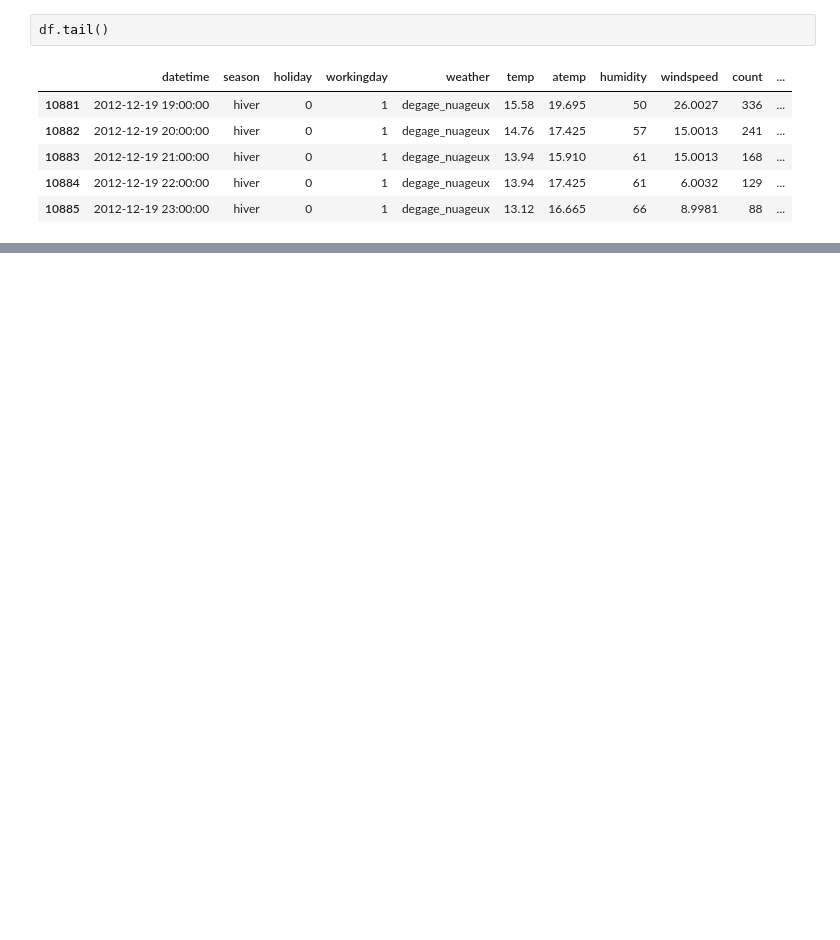
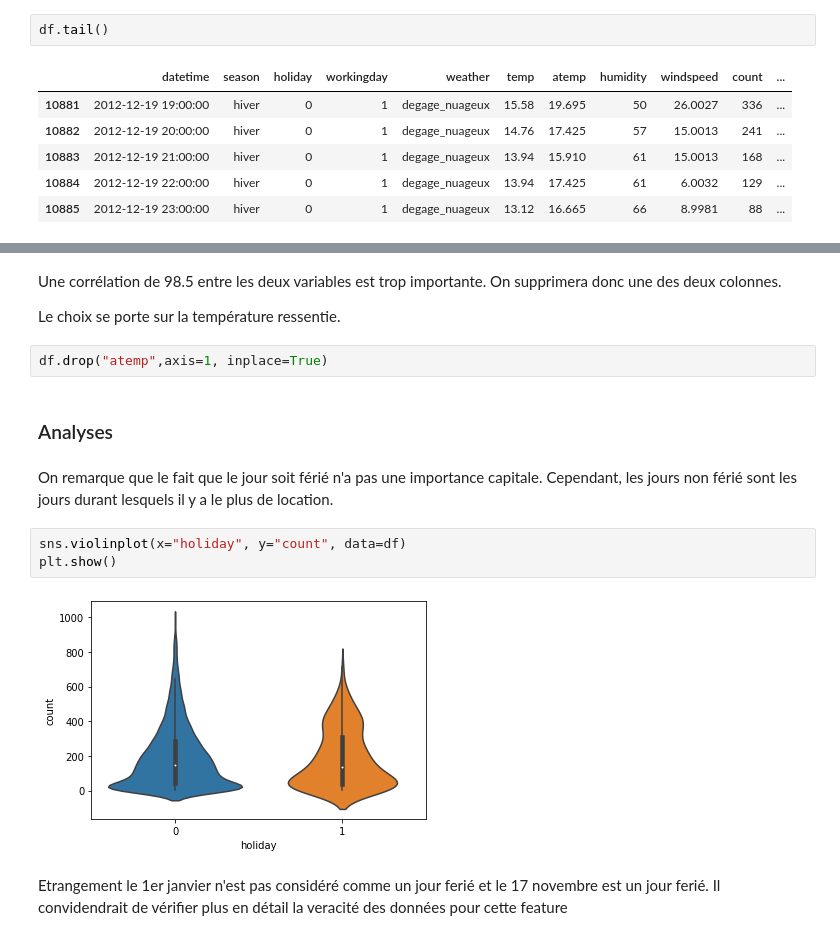
Before and after one commit to uazech/data-mining-velo, a Jupyter notebook: script/projet_velo_sujet.ipynb, the cells around one changed output, grey strips where cells are left out. Saved outputs shown, nothing was run; the diff lists cells and outputs as text; blank space fills up the shorter version.

```diff
--- a/script/projet_velo_sujet.ipynb
+++ b/script/projet_velo_sujet.ipynb
@@ -373,0 +420,17 @@ df.tail()
+# %% [markdown]
+Une corrélation de 98.5 entre les deux variables est trop importante. On supprimera donc une des deux colonnes.
+
+Le choix se porte sur la température ressentie.
+# %%
+df.drop("atemp",axis=1, inplace=True)
+# %% [markdown]
+### Analyses
+# %% [markdown]
+On remarque que le fait que le jour soit férié n'a pas une importance capitale. Cependant, les jours non férié sont les jours durant lesquels il y a le plus de location.
+# %%
+sns.violinplot(x="holiday", y="count", data=df)
+plt.show()
+# %% [output]
+[figure, added]
+# %% [markdown]
+Etrangement le 1er janvier n'est pas considéré comme un jour ferié et le 17 novembre est un jour ferié. Il convidendrait de vérifier plus en détail la veracité des données pour cette feature
```
Also changed, not shown: parts of 16 cells of this notebook.
